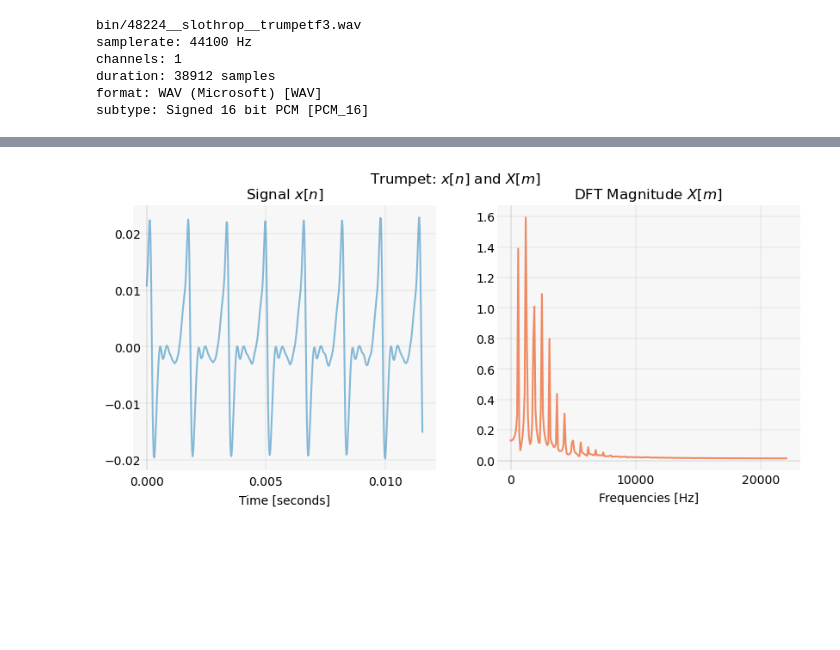
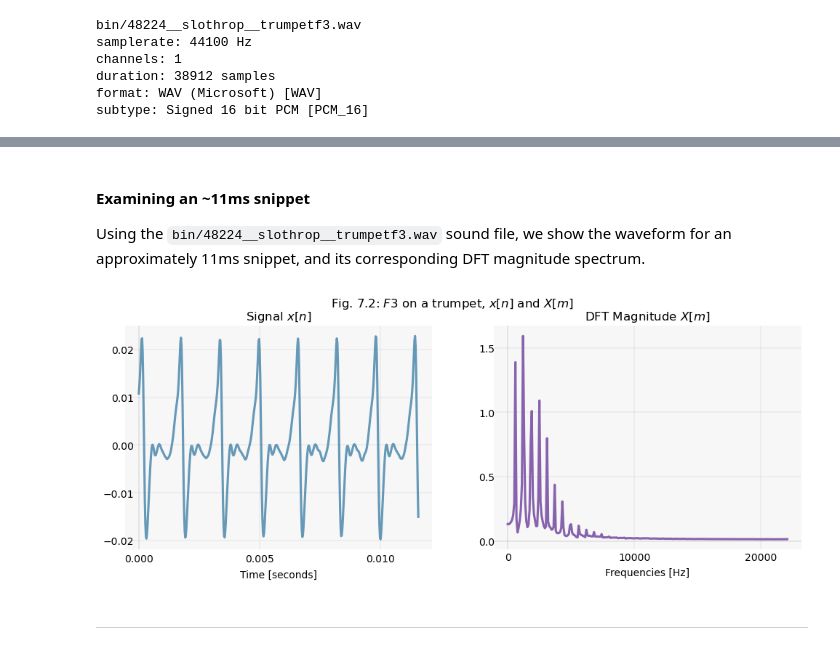
Before and after one commit to buruzaemon/digital-signals-theory, a Jupyter notebook: DST_CH7.ipynb, the cells around one changed output, grey strips where cells are left out. Cells and saved outputs as stored; diff of their text form; code cells hidden in the pictures; blank space fills up the shorter version.

```diff
--- a/DST_CH7.ipynb
+++ b/DST_CH7.ipynb
@@ -28,8 +28,8 @@ duration: 38912 samples
 format: WAV (Microsoft) [WAV]
 subtype: Signed 16 bit PCM [PCM_16]
 # %%
-x, fs = sf.read(fin)
+raw_x, fs = sf.read(fin)
 
-display("jello!")
-display(Audio(data=x, rate=fs))
+display("F3 on a trumpet")
+display(Audio(data=raw_x, rate=fs))
 # %% [output]
@@ -37,15 +37,19 @@ display(Audio(data=x, rate=fs))
 [interactive output not drawn]
+# %% [markdown]
+#### Examining an ~11ms snippet
+
+Using the `bin/48224__slothrop__trumpetf3.wav` sound file, we show the waveform for an approximately 11ms snippet, and its corresponding DFT magnitude spectrum.
 # %%
-trunc_x = x[int(0.3*fs):  int(0.3*fs)+512]
-trunc_t = np.arange(len(trunc_x))
+x = raw_x[int(0.3*fs):  int(0.3*fs)+512]
+t = np.arange(len(x))
 
-X = np.fft.rfft(trunc_x)
+X = np.fft.rfft(x)
 mag_X = np.abs(X)
 # %%
-fig, axes = plt.subplots(nrows=1, ncols=2, figsize=(10, 4))
+fig, axes = plt.subplots(nrows=1, ncols=2, figsize=(12, 4))
 
 # 1st plot for x in Time domain...
-axes[0].plot(trunc_t, trunc_x, color='#67a9cf', alpha=0.8, zorder=-1)
+axes[0].plot(t, x, linewidth=2.25, color='#045a8d', alpha=0.6, zorder=-1)
 
 axes[0].grid(True, linewidth=0.3, color='grey', alpha=0.4)
 axes[0].set_title('Signal $x[n]$')
@@ -70,33 +74,36 @@ axes[0].tick_params(left=False, bottom=False, pad=1)
 # -----------------------------------
 # 2nd plot for the corresponding DFT
 freq_idx = np.arange(X.size)
-axes[1].plot(freq_idx, mag_X, color='#ef8a62')
+axes[1].plot(freq_idx, mag_X, linewidth=2.25, color='#3f007d', alpha=0.6, zorder=-1)
 
 axes[1].grid(True, linewidth=0.3, color='grey', alpha=0.4)
 axes[1].set_title('DFT Magnitude $X[m]$')
 # Eliminate upper and right axes
 axes[1].spines['right'].set_color('none')
 axes[1].spines['top'].set_color('none')
 axes[1].spines['bottom'].set_color('none')
 
 # Move left y-axis, passing through (0,0)
 axes[1].spines['left'].set_position('zero')
 axes[1].spines['left'].set_color('grey')
 axes[1].spines['left'].set_alpha(0.4)
 axes[1].spines['left'].set_linewidth(0.3)
+axes[1].set_yticks([0., 0.5, 1.0, 1.5])
 axes[1].tick_params(axis='y', which=u'both', length=5, color='#96969680')
 
 # Move bottom x-axis, passing through center of plot
 axes[1].spines['bottom'].set_position('zero')
 axes[1].spines['bottom'].set_color('grey')
 axes[1].spines['bottom'].set_alpha(0.4)
 axes[1].spines['bottom'].set_linewidth(0.3)
 axes[1].set_xlabel('Frequencies [Hz]')
 axes[1].xaxis.set_label_coords(0.5, -0.08)
 axes[1].set_xticks([0, 116, 232], ['0', '10000', '20000'])
 axes[1].tick_params(left=False, bottom=False, pad=8)
 
-plt.suptitle('Trumpet: $x[n]$ and $X[m]$')
+plt.suptitle('Fig. 7.2: $F3$ on a trumpet, $x[n]$ and $X[m]$')
 plt.show()
 # %% [output]
-[figure, old version]
+[figure, new version]
+# %% [markdown]
+<hr width=40%/>
```
Also changed, not shown: parts of 8 cells of this notebook.
